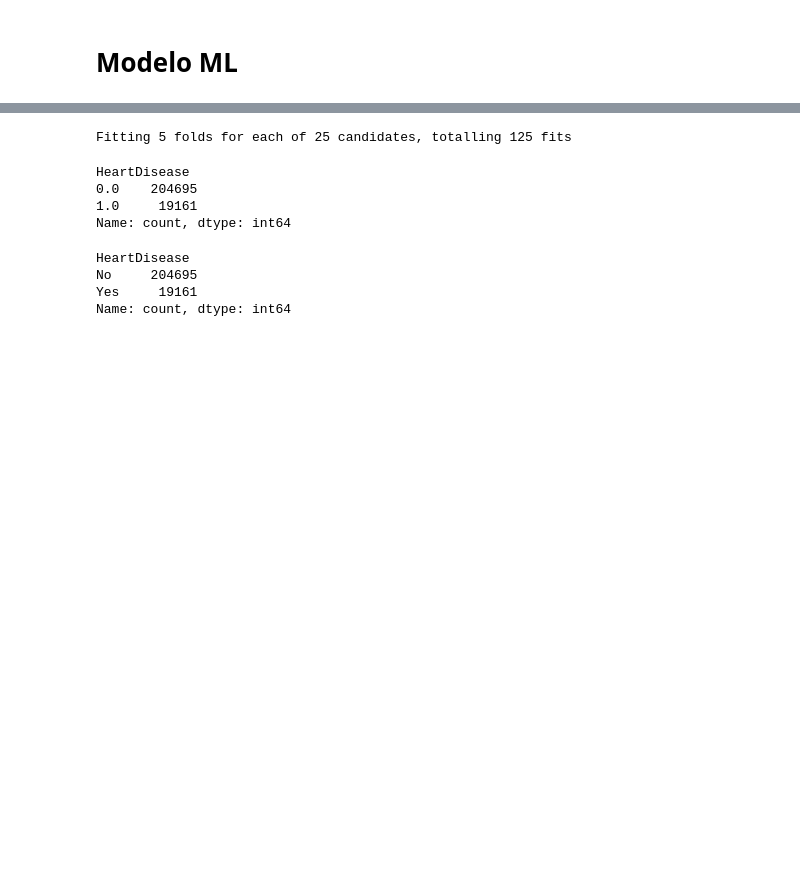
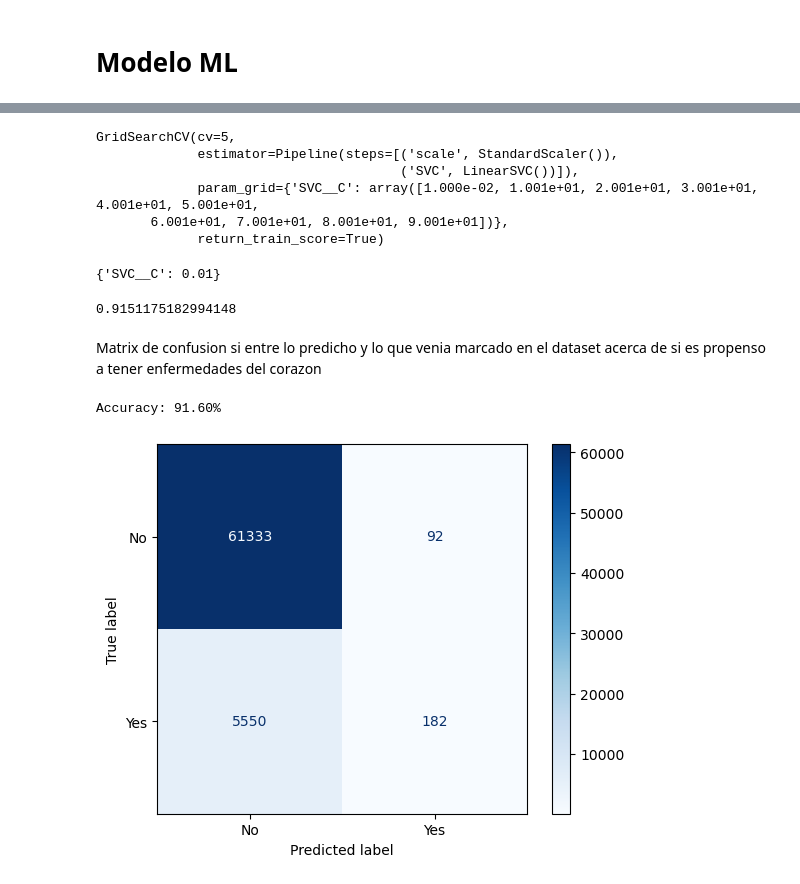
Before and after one commit to luisMartinez011/INNOVA, a Jupyter notebook: ACTIVIDAD_ML2/ACTIVIDAD_ML2.ipynb, the cells around one changed output, grey strips where cells are left out. Saved outputs shown, nothing was run; the diff lists cells and outputs as text; code cells hidden in the pictures; blank space fills up the shorter version.

```diff
--- a/ACTIVIDAD_ML2/ACTIVIDAD_ML2.ipynb
+++ b/ACTIVIDAD_ML2/ACTIVIDAD_ML2.ipynb
@@ -456,41 +369,48 @@ X_train, X_test, y_train, y_test = train_test_split(X, y, test_size=0.3, random_
 # %%
-# calculate overall accuracy
-from sklearn.model_selection import GridSearchCV
 
-# defining parameter range
-param_grid = {'C': [0.1, 1, 10, 100, 1000],
-              'gamma': [1, 0.1, 0.01, 0.001, 0.0001],
+param_grid = {'C': [0.1, 1, 10,  1000],
+              'gamma': [1, 0.1, 0.01,  0.0001],
               'kernel': ['linear']}
 
-grid = GridSearchCV(SVC(), param_grid, refit = True, verbose = 3,n_jobs=-1)
+SVCpipe = Pipeline([('scale', StandardScaler()),
+                   ('SVC',LinearSVC())])
 
-# fitting the model for grid search
-grid.fit(X_train, y_train)
-
-y_pred = grid.predict(X_test)
-accuracy = accuracy_score(y_test, y_pred)
-print(f'Accuracy: {accuracy:.2%}')
-
-class_names = ['No','Yes']
-disp = ConfusionMatrixDisplay.from_estimator(
-        grid,
-        X_test,
-        y_test,
-        display_labels=class_names,
-        cmap=plt.cm.Blues)
+# Gridsearch to determine the value of C
+param_grid = {'SVC__C':np.arange(0.01,100,10)}
+linearSVC = GridSearchCV(SVCpipe,param_grid,cv=5,return_train_score=True)
+linearSVC.fit(X_train,y_train)
 # %% [output]
-Fitting 5 folds for each of 25 candidates, totalling 125 fits
+GridSearchCV(cv=5,
+             estimator=Pipeline(steps=[('scale', StandardScaler()),
+                                       ('SVC', LinearSVC())]),
+             param_grid={'SVC__C': array([1.000e-02, 1.001e+01, 2.001e+01, 3.001e+01, 4.001e+01, 5.001e+01,
+       6.001e+01, 7.001e+01, 8.001e+01, 9.001e+01])},
+             return_train_score=True)
-# %%
-df_prepocesado['HeartDisease'].value_counts()
-# %% [output]
-HeartDisease
-0.0    204695
-1.0     19161
-Name: count, dtype: int64
-# %%
-df_original['HeartDisease'].value_counts()
-# %% [output]
-HeartDisease
-No     204695
-Yes     19161
-Name: count, dtype: int64
+# %%
+print(linearSVC.best_params_)
+
+
+bestlinearSVC = linearSVC.best_estimator_
+bestlinearSVC.fit(X_train,y_train)
+bestlinearSVC.coef_ = bestlinearSVC.named_steps['SVC'].coef_
+bestlinearSVC.score(X_train,y_train)
+# %% [output]
+{'SVC__C': 0.01}
+0.9151175182994148
+# %% [markdown]
+Matrix de confusion si entre lo predicho  y lo que venia marcado en el dataset acerca de si es propenso a tener enfermedades del corazon
+# %%
+y_pred = linearSVC.predict(X_test)
+accuracy = accuracy_score(y_test, y_pred)
+print(f'Accuracy: {accuracy:.2%}')
+
+class_names = ['No','Yes']
+disp = ConfusionMatrixDisplay.from_estimator(
+        linearSVC,
+        X_test,
+        y_test,
+        display_labels=class_names,
+        cmap=plt.cm.Blues)
+# %% [output]
+Accuracy: 91.60%
+[figure, added]
```
Also changed, not shown: parts of 37 cells of this notebook.
